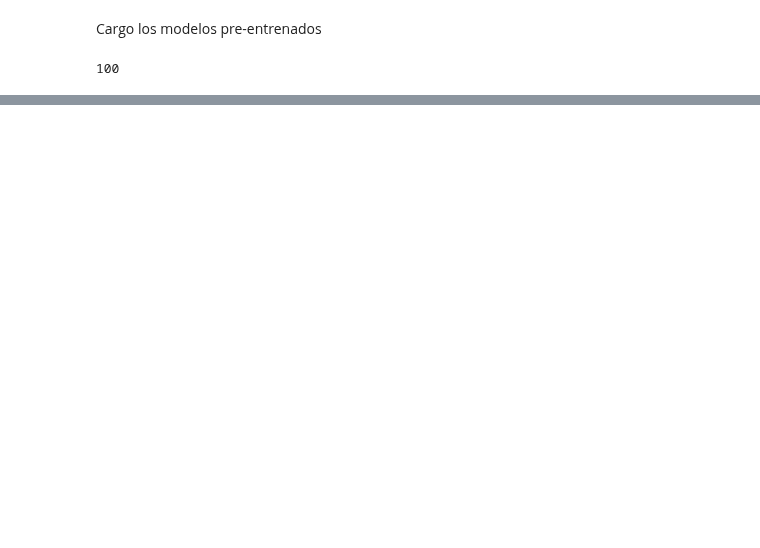
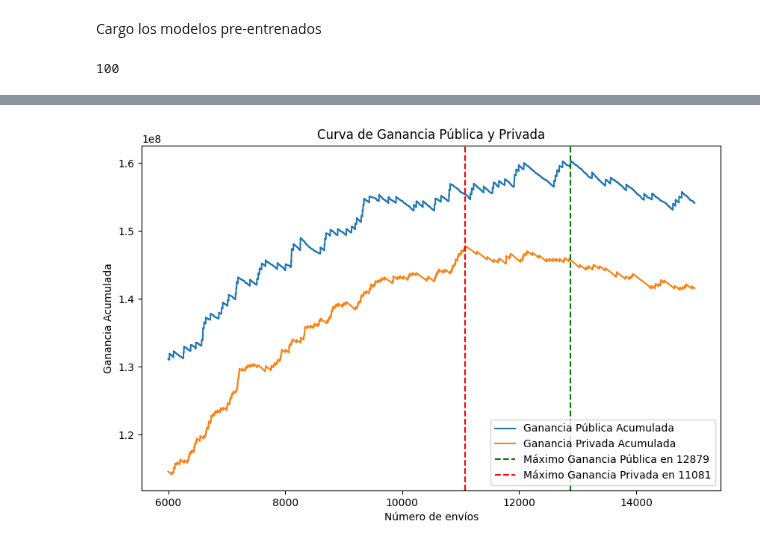
Before and after one commit to eanegrin/dmeyf2024, a Jupyter notebook: competencia_2/model_v16/j7_test.ipynb, the cells around one changed output, grey strips where cells are left out. Drawn from its saved outputs; the diff is of its cells as text; code cells hidden in the pictures; blank space fills up the shorter version.

```diff
--- a/competencia_2/model_v16/j7_test.ipynb
+++ b/competencia_2/model_v16/j7_test.ipynb
@@ -155,0 +147,36 @@ plt.show()
+# %%
+from sklearn.model_selection import train_test_split
+
+df_cut_point = pd.DataFrame({'ganancia': ganancia, 'y_pred_lgm': y_pred_lgm})
+
+private_idx, public_idx = train_test_split(X_test_with_predictions.index, test_size=0.3, random_state=1123425556, stratify=y_test)
+
+df_cut_point['public'] = 0.0
+df_cut_point['private'] = 0.0
+df_cut_point.loc[private_idx, 'private'] = ganancia[private_idx] / 0.7
+df_cut_point.loc[public_idx, 'public'] = ganancia[public_idx] / 0.3
+
+df_cut_point['nro_envios'] = df_cut_point.reset_index().index
+
+df_cut_point['public_cum'] = df_cut_point['public'].cumsum()
+df_cut_point['private_cum'] = df_cut_point['private'].cumsum()
+
+plt.figure(figsize=(10, 6))
+plt.plot(df_cut_point['nro_envios'][6000:15000], df_cut_point['public_cum'][6000:15000], label='Ganancia Pública Acumulada')
+plt.plot(df_cut_point['nro_envios'][6000:15000], df_cut_point['private_cum'][6000:15000], label='Ganancia Privada Acumulada')
+
+max_public_cum = df_cut_point['public_cum'][6000:15000].max()
+max_public_idx = df_cut_point['public_cum'][6000:15000].idxmax()
+plt.axvline(x=max_public_idx, color='g', linestyle='--', label=f'Máximo Ganancia Pública en {max_public_idx}')
+
+max_private_cum = df_cut_point['private_cum'][6000:15000].max()
+max_private_idx = df_cut_point['private_cum'][6000:15000].idxmax()
+plt.axvline(x=max_private_idx, color='r', linestyle='--', label=f'Máximo Ganancia Privada en {max_private_idx}')
+
+plt.title('Curva de Ganancia Pública y Privada')
+plt.xlabel('Número de envíos')
+plt.ylabel('Ganancia Acumulada')
+plt.legend()
+plt.show()
+# %% [output]
+[figure, added]
```
Also changed, not shown: parts of 5 cells of this notebook, 2 other files.
